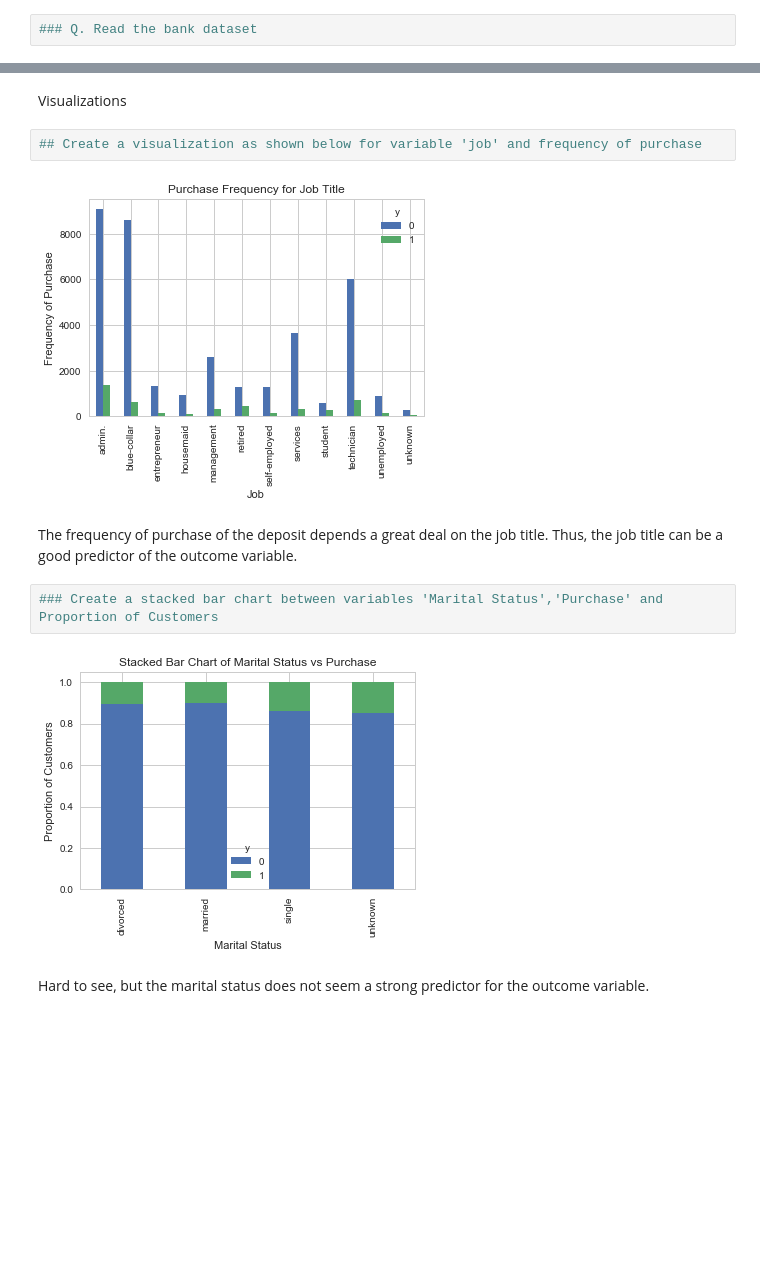
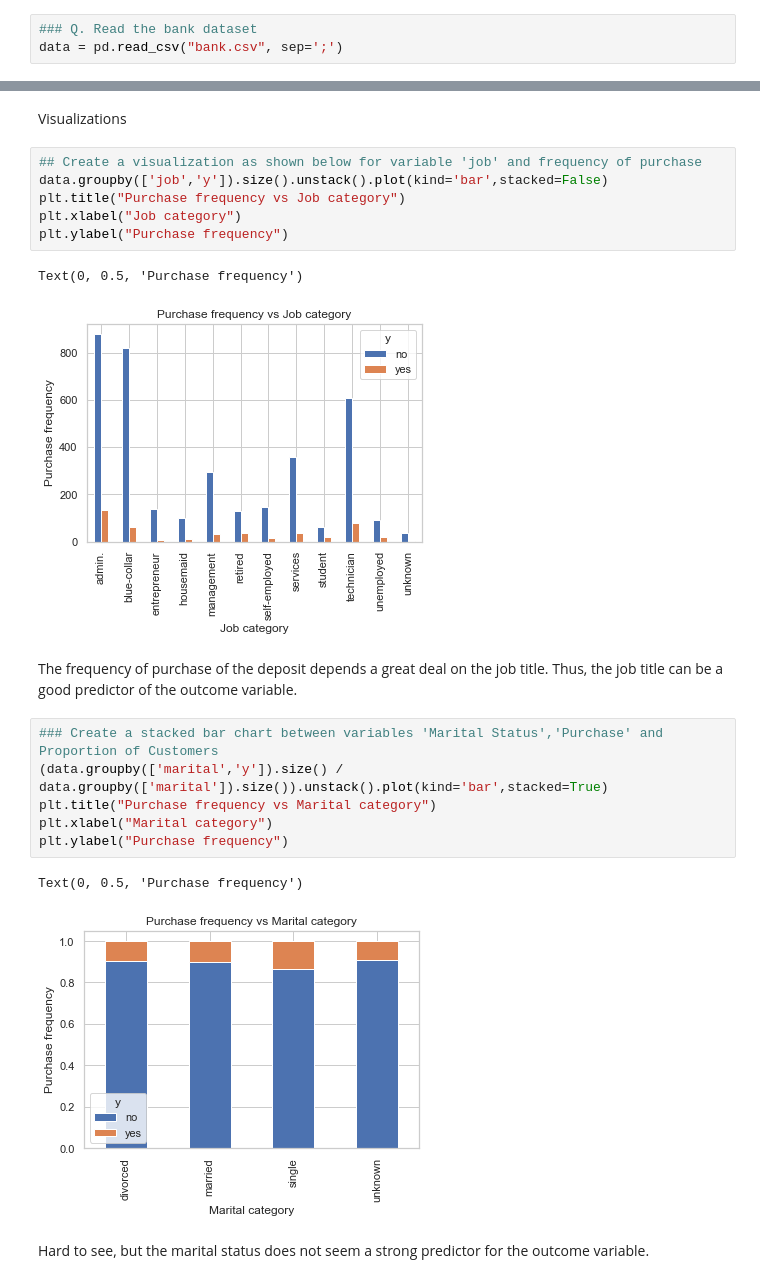
Before and after one commit to claustres/ml-mooc, a Jupyter notebook: Machine Learning/chapter5/Assignment Folder/Assignment Logistic Regression-Completed.ipynb, the cells around one changed output, grey strips where cells are left out. Cells and saved outputs as stored; diff of their text form; blank space fills up the shorter version.

```diff
--- a/Machine Learning/chapter5/Assignment Folder/Assignment Logistic Regression-Completed.ipynb
+++ b/Machine Learning/chapter5/Assignment Folder/Assignment Logistic Regression-Completed.ipynb
@@ -17,3 +17,4 @@ The data is related with direct marketing campaigns (phone calls) of a Portugues
 This dataset provides the customer information. It includes 41188 records and 21 fields.
 # %%
 ### Q. Read the bank dataset
+data = pd.read_csv("bank.csv", sep=';')
@@ -161,14 +177,24 @@ We can calculate categorical means for other categorical variables such as educa
 Visualizations
 # %%
 ## Create a visualization as shown below for variable 'job' and frequency of purchase
+data.groupby(['job','y']).size().unstack().plot(kind='bar',stacked=False)
+plt.title("Purchase frequency vs Job category")
+plt.xlabel("Job category")
+plt.ylabel("Purchase frequency")
 # %% [output]
+Text(0, 0.5, 'Purchase frequency')
-[figure, old version]
+[figure, new version]
 # %% [markdown]
 The frequency of purchase of the deposit depends a great deal on the job title. Thus, the job title can be a good predictor of the outcome variable.
 # %%
 ### Create a stacked bar chart between variables 'Marital Status','Purchase' and Proportion of Customers
+(data.groupby(['marital','y']).size() / data.groupby(['marital']).size()).unstack().plot(kind='bar',stacked=True)
+plt.title("Purchase frequency vs Marital category")
+plt.xlabel("Marital category")
+plt.ylabel("Purchase frequency")
 # %% [output]
+Text(0, 0.5, 'Purchase frequency')
-[figure, old version]
+[figure, new version]
 # %% [markdown]
 Hard to see, but the marital status does not seem a strong predictor for the outcome variable.
 # %%
```
Also changed, not shown: parts of 41 cells of this notebook, 2 other files.
